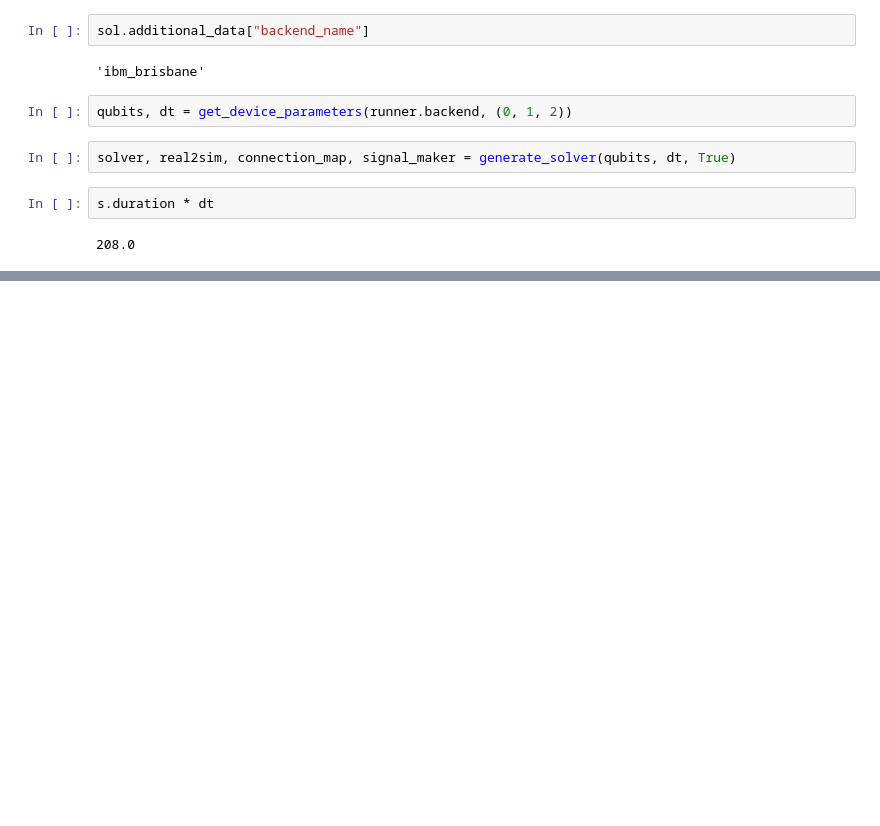
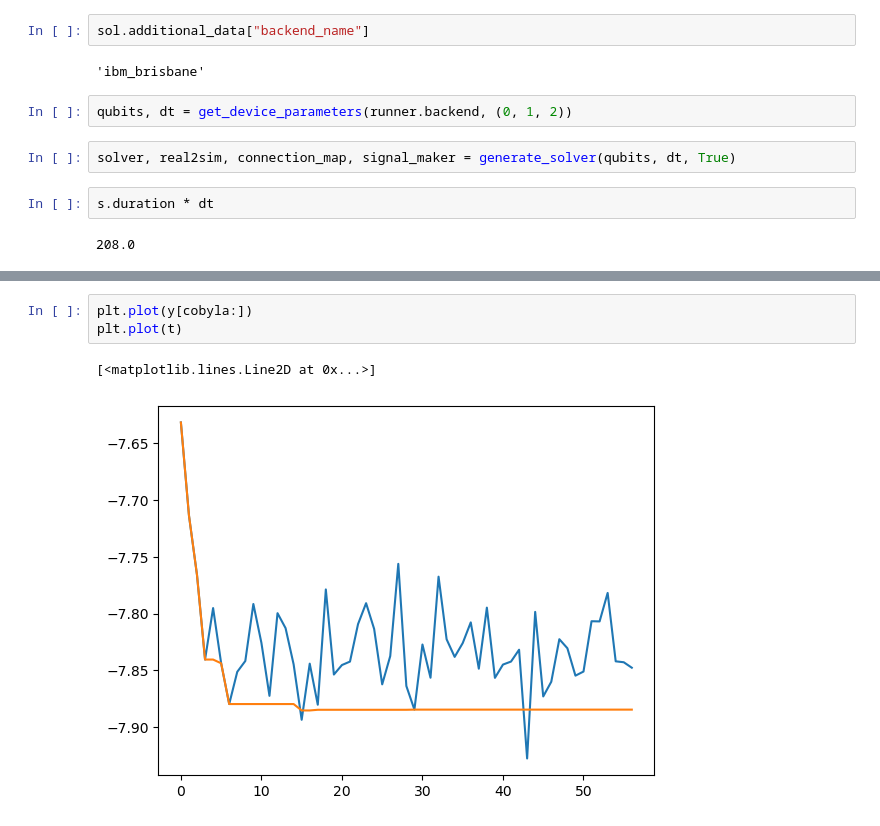
Before and after one commit to moroses/FreestylePulseOptimization, a Jupyter notebook: example/pilot.ipynb, the cells around one changed output, grey strips where cells are left out. Cells and saved outputs as stored; diff of their text form; blank space fills up the shorter version.

```diff
--- a/example/pilot.ipynb
+++ b/example/pilot.ipynb
@@ -462,0 +524,6 @@ HWCI_MatrixSolutionRuntimeLogicalCircuitRunner(ci_matrix=CI_Matrix(mol_name='LiH
+# %%
+plt.plot(y[cobyla:])
+plt.plot(t)
+# %% [output]
+[<matplotlib.lines.Line2D at 0x...>]
+[figure, added]
```
Also changed, not shown: parts of 51 cells of this notebook, 4 other files.
